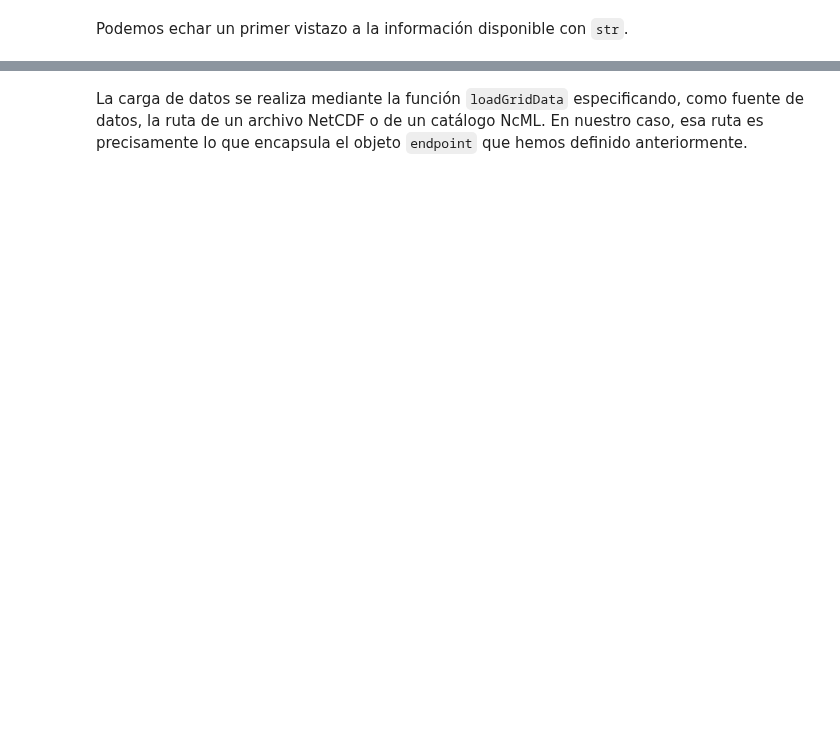
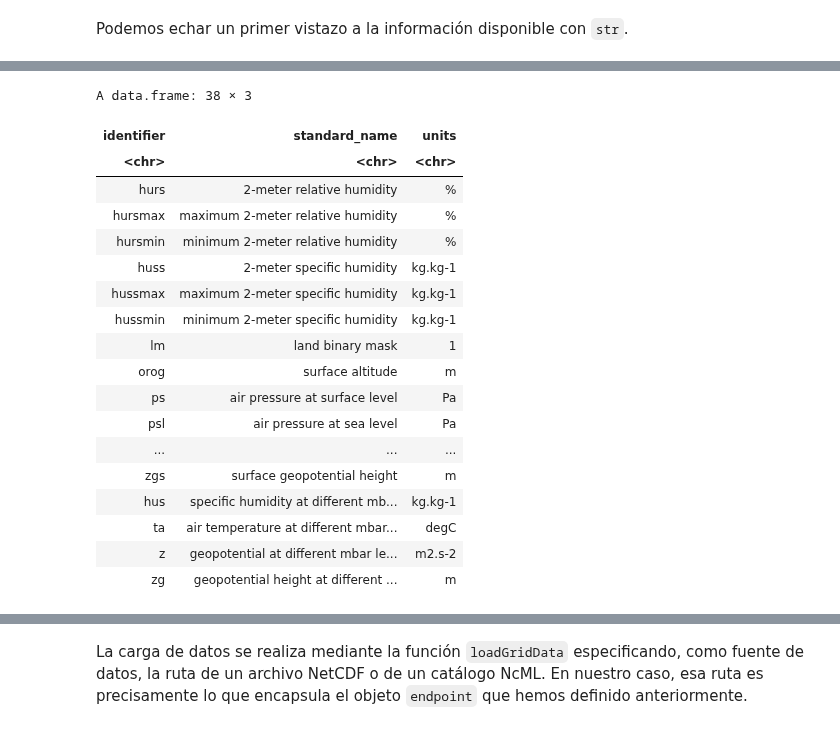
Before and after one commit to SantanderMetGroup/PTI-Clima-Datalab, a Jupyter notebook: primeros_pasos_R.ipynb, the cells around one changed output, grey strips where cells are left out. Cells and saved outputs as stored; diff of their text form; code cells hidden in the pictures; blank space fills up the shorter version.

```diff
--- a/primeros_pasos_R.ipynb
+++ b/primeros_pasos_R.ipynb
@@ -246,0 +227,22 @@ $tas$Dimensions$lon$Coordinates
+# %%
+C4R.vocabulary()
+# %% [output]
+A data.frame: 38 × 3
+| identifier | standard_name | units |
+| <chr> | <chr> | <chr> |
+| hurs | 2-meter relative humidity | % |
+| hursmax | maximum 2-meter relative humidity | % |
+| hursmin | minimum 2-meter relative humidity | % |
+| huss | 2-meter specific humidity | kg.kg-1 |
+| hussmax | maximum 2-meter specific humidity | kg.kg-1 |
+| hussmin | minimum 2-meter specific humidity | kg.kg-1 |
+| lm | land binary mask | 1 |
+| orog | surface altitude | m |
+| ps | air pressure at surface level | Pa |
+| psl | air pressure at sea level | Pa |
+| ... | ... | ... |
+| zgs | surface geopotential height | m |
+| hus | specific humidity at different mb... | kg.kg-1 |
+| ta | air temperature at different mbar... | degC |
+| z | geopotential at different mbar le... | m2.s-2 |
+| zg | geopotential height at different ... | m |
```
Also changed, not shown: parts of 33 cells of this notebook.
